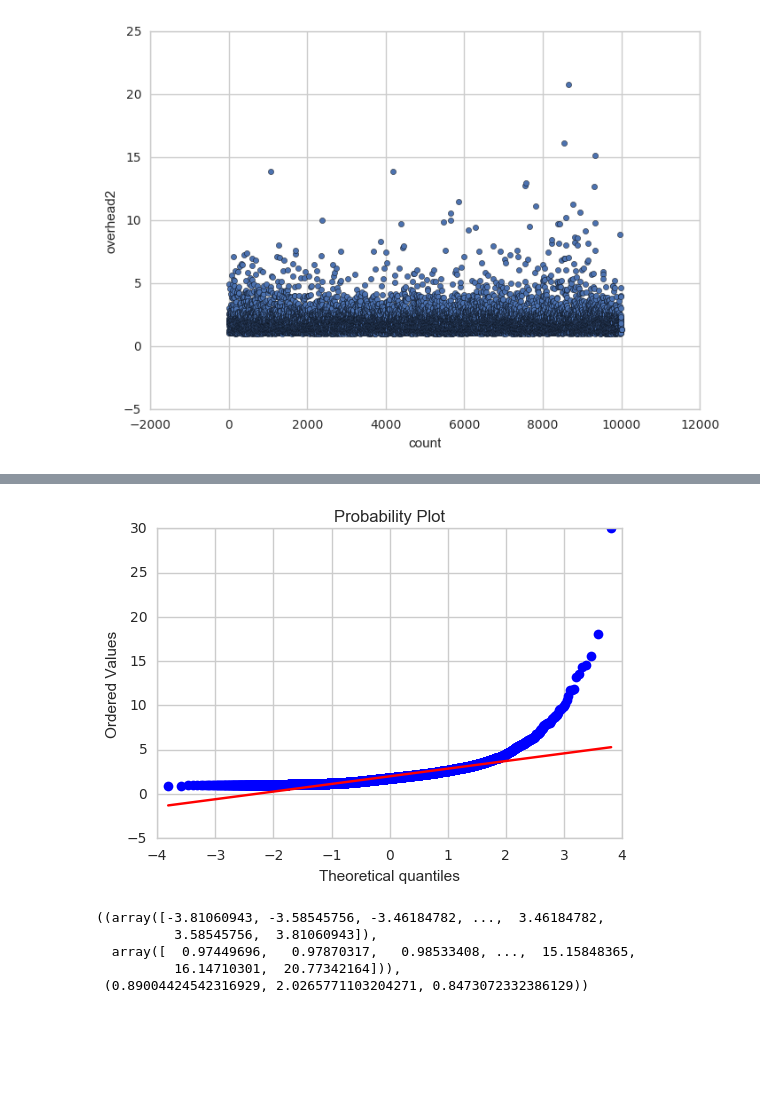
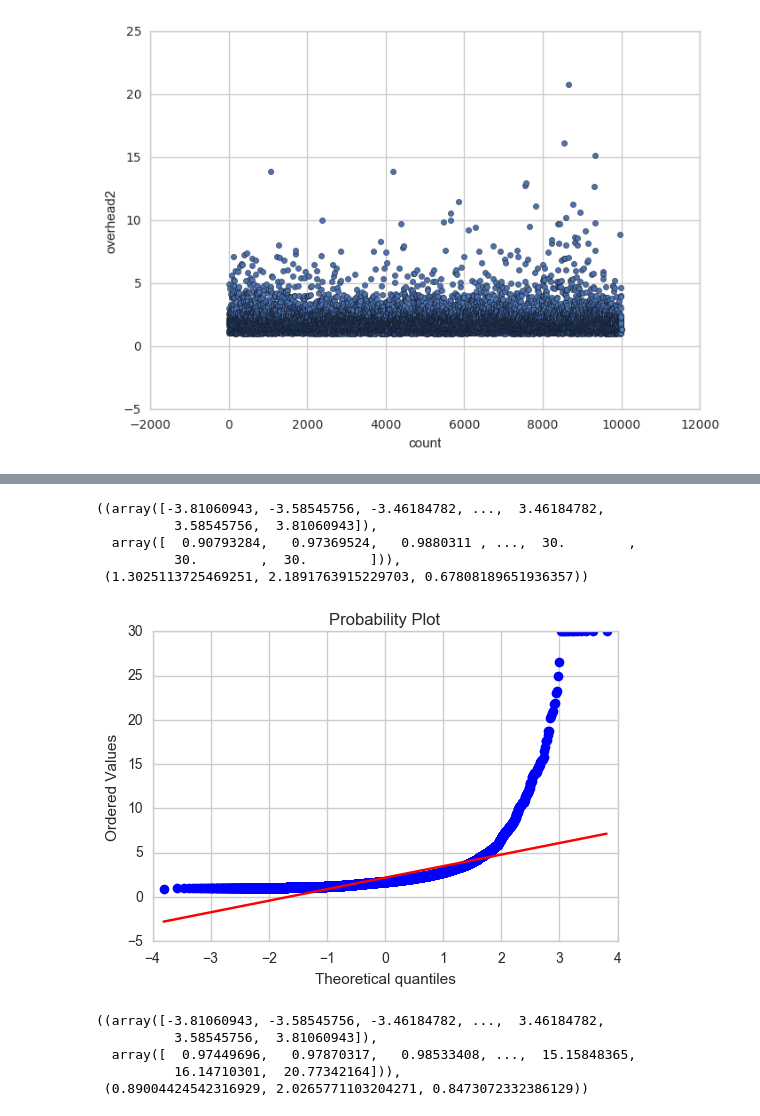
Before and after one commit to Starofall/RTX, a Jupyter notebook: examples/crowdnav-ttest/Ttest.ipynb, the cells around one changed output, grey strips where cells are left out. Cells and saved outputs as stored; diff of their text form; code cells hidden in the pictures; blank space fills up the shorter version.

```diff
--- a/examples/crowdnav-ttest/Ttest.ipynb
+++ b/examples/crowdnav-ttest/Ttest.ipynb
@@ -63,8 +93,12 @@ ax = sns.boxplot(x="overhead2", data= df)
 # %%
-stats.probplot(df["overhead1"], dist=stats.norm, plot=plt)
-pylab.show()
+stats.probplot(df["overhead1"], dist="norm", plot=plt)
 # %% [output]
+((array([-3.81060943, -3.58545756, -3.46184782, ...,  3.46184782,
+          3.58545756,  3.81060943]),
+  array([  0.90793284,   0.97369524,   0.9880311 , ...,  30.        ,
+          30.        ,  30.        ])),
+ (1.3025113725469251, 2.1891763915229703, 0.67808189651936357))
-[figure, old version]
+[figure, new version]
 # %%
 stats.probplot(df["overhead2"], dist="norm", plot=plt)
 # %% [output]
```
Also changed, not shown: parts of 5 cells of this notebook, 5 other files.
